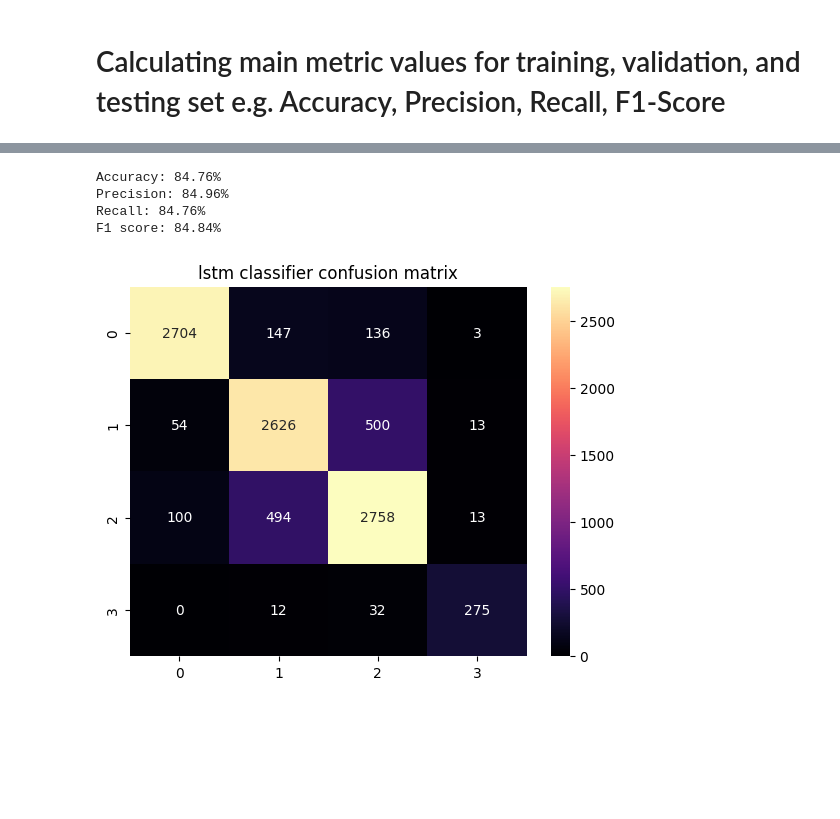
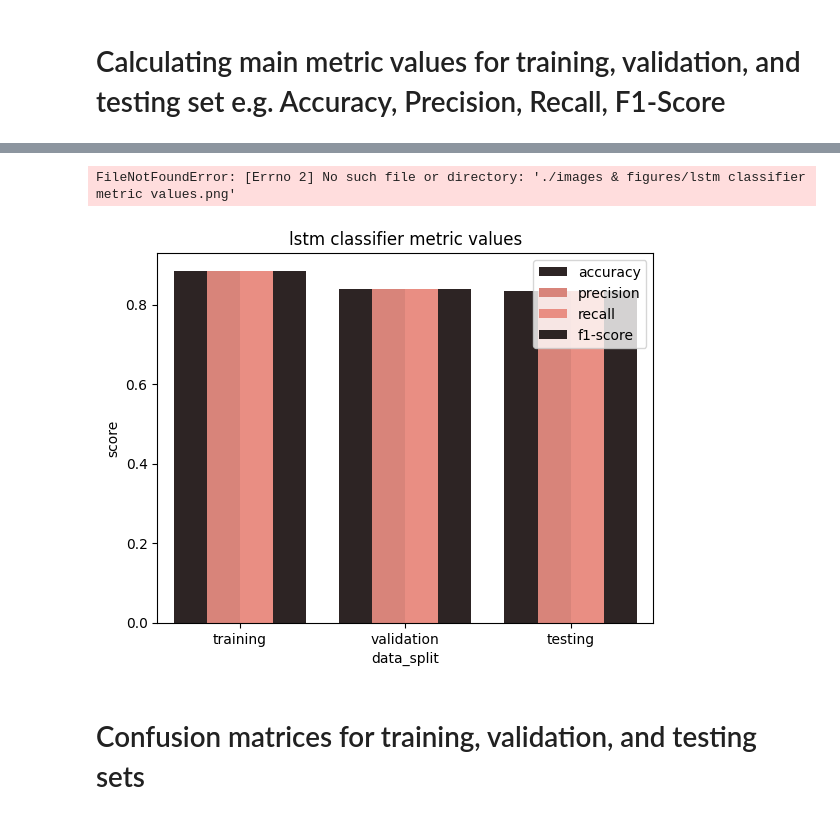
Before and after one commit to 08Aristodemus24/hate-speech-classifier, a Jupyter notebook: hate_speech_classifier.ipynb, the cells around one changed output, grey strips where cells are left out. Saved outputs shown, nothing was run; the diff lists cells and outputs as text; code cells hidden in the pictures; blank space fills up the shorter version.

Commit message:
finished new func for accuracy, precision recall f1 score on both models, to write visualizer of these matrics for train, val, and test data on both models

```diff
--- a/hate_speech_classifier.ipynb
+++ b/hate_speech_classifier.ipynb
@@ -382,3 +402,10 @@ Y_true_test = test_labels.argmax(axis=1)
 train_acc, train_prec, train_rec, train_f1 = data_split_metric_values(Y_true_train, Y_pred_train)
 val_acc, val_prec, val_rec, val_f1 = data_split_metric_values(Y_true_val, Y_pred_val)
 test_acc, test_prec, test_rec, test_f1 = data_split_metric_values(Y_true_test, Y_pred_test)
+
+metrics_df = pd.DataFrame({
+    'data_split': ['training', 'validation', 'testing'],
+    'accuracy': [train_acc, val_acc, test_acc],
+    'precision': [train_prec, val_prec, test_prec],
+    'recall': [train_rec, val_rec, test_rec],
+    'f1-score': [train_f1, val_f1, test_f1]})
@@ -385,17 +427,11 @@ test_acc, test_prec, test_rec, test_f1 = data_split_metric_values(Y_true_test, Y
 # %%
 # visualize values of calculated metric value for each data split
+view_metric_values(metrics_df, 'lstm classifier metric values', cmap='dark:salmon_r')
+# %% [output]
+FileNotFoundError: [Errno 2] No such file or directory: './images & figures/lstm classifier metric values.png'
+[figure, added]
+# %% [markdown]
+# Confusion matrices for training, validation, and testing sets
 # %%
 conf_matrix_train = confusion_matrix(Y_true_train, Y_pred_train, labels=np.unique(Y_true_train))
-multi_class_heatmap(conf_matrix_train, 'softmax classifier training set confusion matrix')
-
-conf_matrix_val = confusion_matrix(Y_true_val, Y_pred_val, labels=np.unique(Y_true_val))
-multi_class_heatmap(conf_matrix_val, 'softmax classifier validation set confusion matrix')
-
-conf_matrix_test = confusion_matrix(Y_true_test, Y_pred_test, labels=np.unique(Y_true_test))
-multi_class_heatmap(conf_matrix_test, 'softmax classifier testing set confusion matrix')
+multi_class_heatmap(conf_matrix_train, 'softmax classifier training set confusion matrix', cmap='flare')
-# %% [output]
-Accuracy: 84.76%
-Precision: 84.96%
-Recall: 84.76%
-F1 score: 84.84%
-[figure, removed]
```
Also changed, not shown: parts of 21 cells of this notebook, 11 other files.
